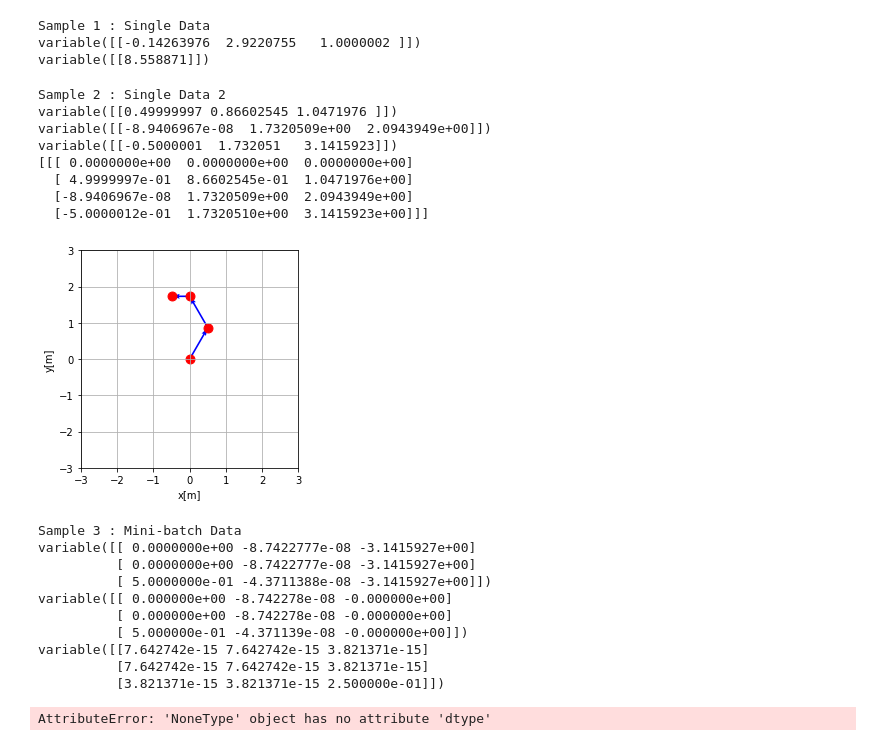
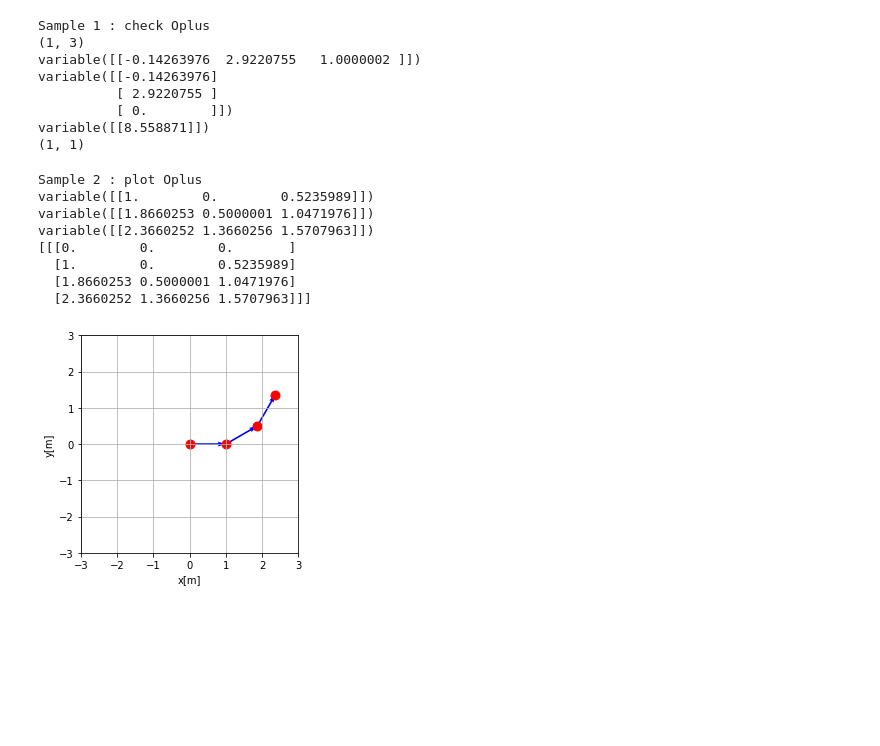
Before and after one commit to yotaseki/ROS-Cart, a Jupyter notebook: script/Train.ipynb, the cells around one changed output. Saved outputs shown, nothing was run; the diff lists cells and outputs as text; code cells hidden in the pictures; blank space fills up the shorter version.

```diff
--- a/script/Train.ipynb
+++ b/script/Train.ipynb
@@ -37,76 +38,53 @@ def plot_path(cart_path,target,xlim=[-5,5],ylim=[-5,5]):
     plt.grid()
     plt.show()
 # %%
-print('Sample 1 : Single Data')
+print('Sample 1 : check Oplus')
 sample_oplus = Oplus()
 sample_x1 = Variable(xp.array([[1, 1, 1]], dtype = 'float32'))
 sample_x2 = Variable(xp.array([[1, 2, 0]], dtype = 'float32'))
+print(sample_x1.shape)
 sample_z = sample_oplus(sample_x1,sample_x2)
 print(sample_z)
 sample_z = sample_z * xp.array([1., 1., 0], dtype='float32')
-sample_e = F.matmul(sample_z, F.transpose(sample_z))
+sample_zt = F.transpose(sample_z)
+print(sample_zt)
+sample_e = F.matmul(sample_z, sample_zt)
 print(sample_e)
-#sample_e.backward()
+print(sample_e.shape)
+sample_e.backward()
 # %% [output]
-Sample 1 : Single Data
+Sample 1 : check Oplus
+(1, 3)
 variable([[-0.14263976  2.9220755   1.0000002 ]])
+variable([[-0.14263976]
+          [ 2.9220755 ]
+          [ 0.        ]])
 variable([[8.558871]])
+(1, 1)
 # %%
-print('Sample 2 : Single Data 2')
+print('Sample 2 : plot Oplus')
 sample_oplus = Oplus()
 sample_x1 = Variable(xp.array([[0, 0, 0]], dtype = 'float32'))
-sample_x2 = Variable(xp.array([[1, 0, xp.pi/3]], dtype = 'float32'))
-sample_x3 = Variable(xp.array([[1, 0, xp.pi/3]], dtype = 'float32'))
-sample_x4 = Variable(xp.array([[0.5, 0, xp.pi/3]], dtype = 'float32'))
+sample_x2 = Variable(xp.array([[1, 0, xp.pi/6]], dtype = 'float32'))
+sample_x3 = Variable(xp.array([[1, 0, xp.pi/6]], dtype = 'float32'))
+sample_x4 = Variable(xp.array([[1, 0, xp.pi/6]], dtype = 'float32'))
 sample_z1 = sample_oplus(sample_x1,sample_x2)
 print(sample_z1)
 sample_z2 = sample_oplus(sample_z1,sample_x3)
 print(sample_z2)
 sample_z3 = sample_oplus(sample_z2,sample_x4)
 print(sample_z3)
+sample_z = sample_z3 * xp.array([1., 1., 0], dtype='float32')
 pathes = xp.array([xp.vstack((sample_x1.data,sample_z1.data,sample_z2.data,sample_z3.data))],dtype='float32')
 print(pathes)
 plot_path(pathes,pathes,[-3,3],[-3,3])
 # %% [output]
-Sample 2 : Single Data 2
-variable([[0.49999997 0.86602545 1.0471976 ]])
-variable([[-8.9406967e-08  1.7320509e+00  2.0943949e+00]])
-variable([[-0.5000001  1.732051   3.1415923]])
-[[[ 0.0000000e+00  0.0000000e+00  0.0000000e+00]
-  [ 4.9999997e-01  8.6602545e-01  1.0471976e+00]
-  [-8.9406967e-08  1.7320509e+00  2.0943949e+00]
-  [-5.0000012e-01  1.7320510e+00  3.1415923e+00]]]
+Sample 2 : plot Oplus
+variable([[1.        0.        0.5235989]])
+variable([[1.8660253 0.5000001 1.0471976]])
+variable([[2.3660252 1.3660256 1.5707963]])
+[[[0.        0.        0.       ]
+  [1.        0.        0.5235989]
+  [1.8660253 0.5000001 1.0471976]
+  [2.3660252 1.3660256 1.5707963]]]
-[figure, old version]
+[figure, new version]
-# %%
-print('Sample 3 : Mini-batch Data')
-sample_oplus = Oplus()
-# minibatch data
-sample_x = Variable(xp.array([
-    [1., 0., xp.pi/2],
-    [1., 0., xp.pi/2],
-    [1., 0., xp.pi/2],
-    ], dtype = 'float32'))
-sample_x_d = Variable(xp.array([
-    [1., 0., xp.pi/2],
-    [1., 0., xp.pi/2],
-    [0.5, 0., xp.pi/2]
-    ], dtype = 'float32'))
-sample_z = sample_oplus(sample_x,sample_x_d)
-print(sample_z)
-sample_z = sample_z * xp.array([1., 1., 0], dtype='float32')
-print(sample_z)
-sample_e = F.matmul(sample_z ,F.transpose(sample_z))
-print(sample_e)
-sample_e.backward()
-# %% [output]
-Sample 3 : Mini-batch Data
-variable([[ 0.0000000e+00 -8.7422777e-08 -3.1415927e+00]
-          [ 0.0000000e+00 -8.7422777e-08 -3.1415927e+00]
-          [ 5.0000000e-01 -4.3711388e-08 -3.1415927e+00]])
-variable([[ 0.000000e+00 -8.742278e-08 -0.000000e+00]
-          [ 0.000000e+00 -8.742278e-08 -0.000000e+00]
-          [ 5.000000e-01 -4.371139e-08 -0.000000e+00]])
-variable([[7.642742e-15 7.642742e-15 3.821371e-15]
-          [7.642742e-15 7.642742e-15 3.821371e-15]
-          [3.821371e-15 3.821371e-15 2.500000e-01]])
-AttributeError: 'NoneType' object has no attribute 'dtype'
```
Also changed, not shown: parts of 9 cells of this notebook, 2 other files.
